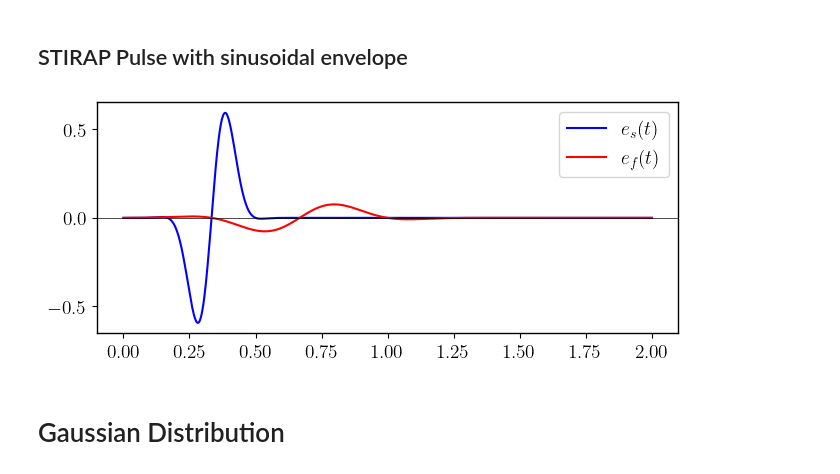
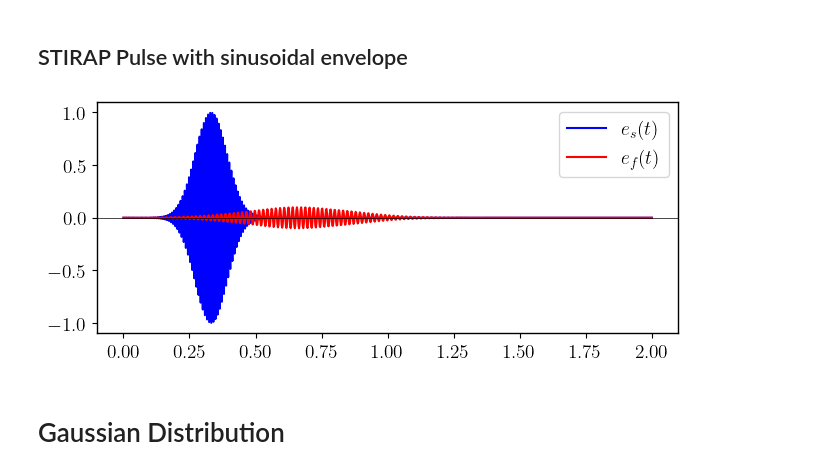
Before and after one commit to rahmahi/DMBL-Engine, a Jupyter notebook: code_STIRAP_DMBL_Engine/stirap_pulse.ipynb, the cells around one changed output. Drawn from its saved outputs; the diff is of its cells as text; code cells hidden in the pictures.

```diff
--- a/code_STIRAP_DMBL_Engine/stirap_pulse.ipynb
+++ b/code_STIRAP_DMBL_Engine/stirap_pulse.ipynb
@@ -153,35 +153,36 @@ Af = 0.1 # max amplitude of the second signal
 
 # Calculate the standard deviations of the two signals
 
 tau_s = 1/np.sqrt(2 * np.pi * As)
 tau_f = 1/np.sqrt(2 * np.pi * Af)
 beta_s = 1.0/(2*tau_s **2)
 beta_f = 1.0/(2*tau_f **2)
 
-ws, wf = 2 * np.pi/t_s, 2 * np.pi/t_f
+#frequencies of the two signals
+ws, wf = 2 * np.pi * 20, 2 * np.pi *10
 
 times = np.linspace(0, 4* np.pi, 1000)
 
 # Calculate the amplitudes for the two signals
 e1sin = []
 e2sin = []
 
 tfix = 0
 
 for i, t in enumerate(times):
     es, ef = amplitudes(t, beta_s, beta_f, As, Af, t_s, t_f)
     e1sin.append(es * np.sin(ws * t))
     e2sin.append(ef * np.sin(wf * t))
 
 plt.plot(times/(2* np.pi), e1sin, label=r"$e_s(t)$", color="blue")
 plt.plot(times/(2* np.pi), e2sin, label=r"$e_f(t)$", color="red")
 
 plt.axhline(0, color="black", lw=0.5)
 
 plt.legend()
 plt.show()
 # %% [output]
-[figure, old version]
+[figure, new version]
 # %% [markdown]
 # Gaussian Distribution
 # %%
```
Also changed, not shown: parts of 2 cells of this notebook.
